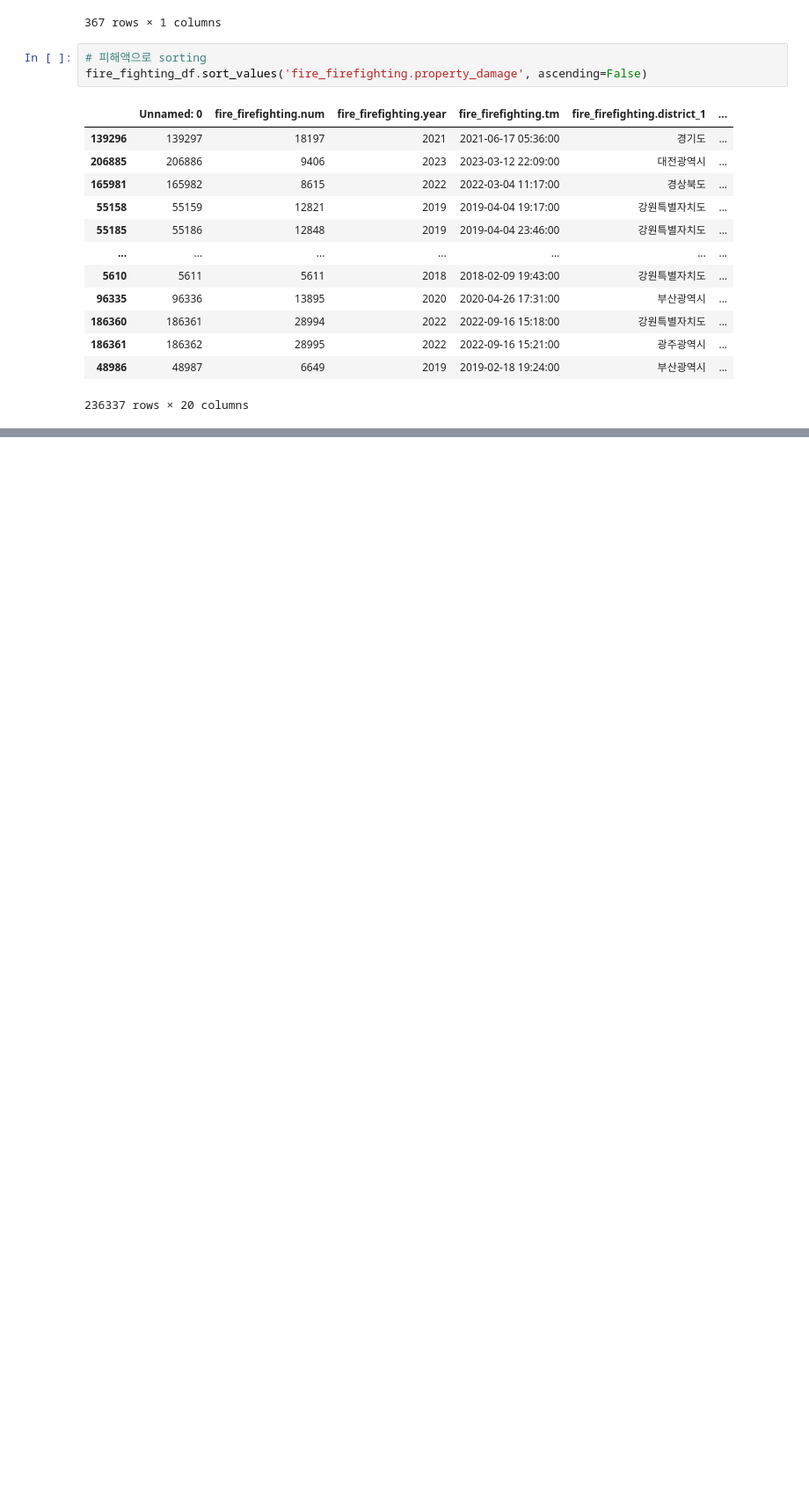
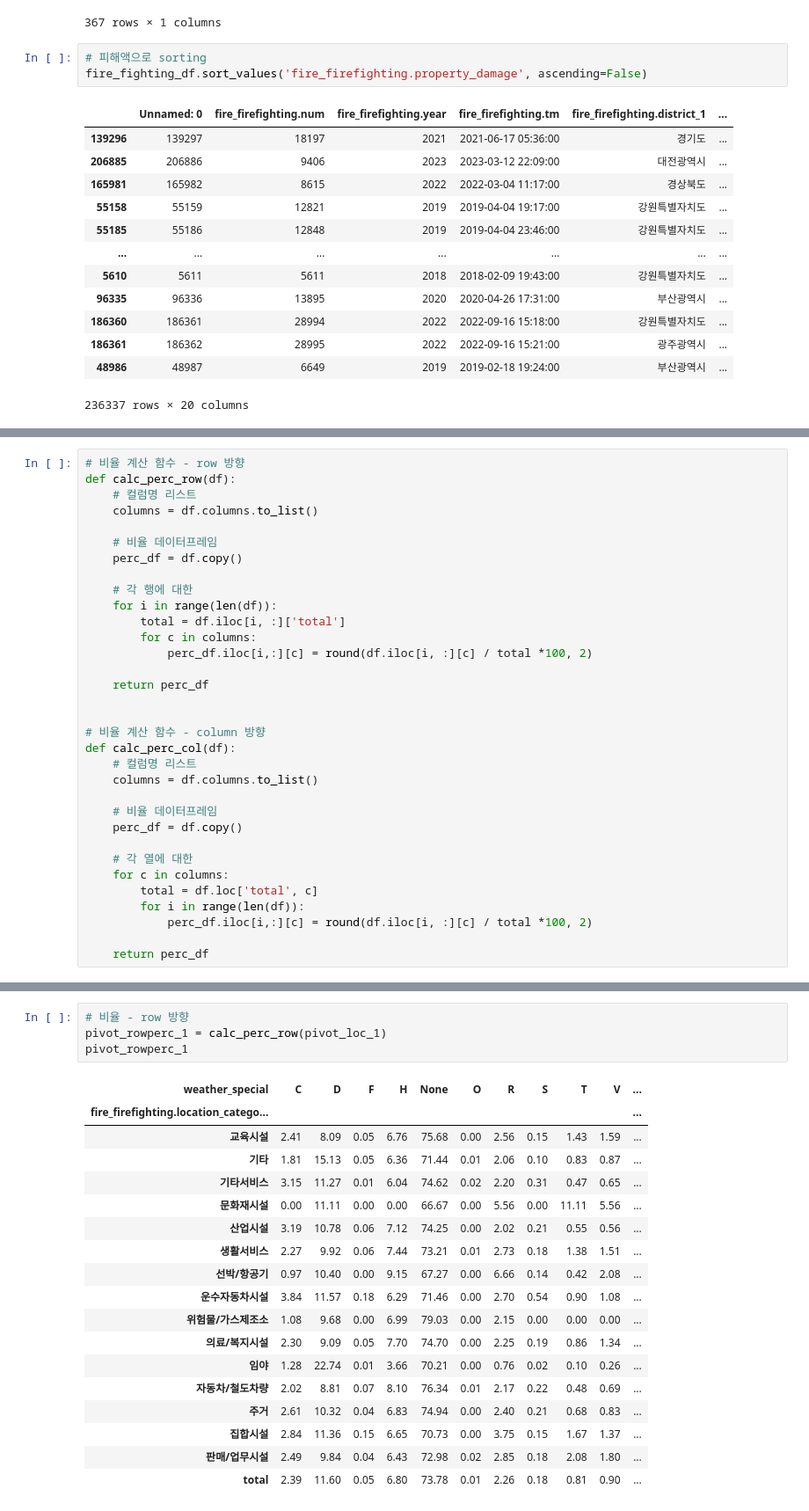
Before and after one commit to jennynoh/weather.go-data-contest, a Jupyter notebook: 상관관계.ipynb, the cells around one changed output, grey strips where cells are left out. Shown at 88% size. Saved outputs shown, nothing was run; the diff lists cells and outputs as text; blank space fills up the shorter version.

```diff
--- a/상관관계.ipynb
+++ b/상관관계.ipynb
@@ -148,0 +550,33 @@ fire_fighting_df.sort_values('fire_firefighting.property_damage', ascending=Fals
+# %%
+# 비율 계산 함수 - row 방향
+def calc_perc_row(df):
+    # 컬럼명 리스트
+    columns = df.columns.to_list()
+
+    # 비율 데이터프레임
+    perc_df = df.copy()
+
+    # 각 행에 대한
+    for i in range(len(df)):
+        total = df.iloc[i, :]['total']
+        for c in columns:
+            perc_df.iloc[i,:][c] = round(df.iloc[i, :][c] / total *100, 2)
+
+    return perc_df
+
+
+# 비율 계산 함수 - column 방향
+def calc_perc_col(df):
+    # 컬럼명 리스트
+    columns = df.columns.to_list()
+
+    # 비율 데이터프레임
+    perc_df = df.copy()
+
+    # 각 열에 대한
+    for c in columns:
+        total = df.loc['total', c]
+        for i in range(len(df)):
+            perc_df.iloc[i,:][c] = round(df.iloc[i, :][c] / total *100, 2)
+
+    return perc_df
@@ -148,0 +585,23 @@ fire_fighting_df.sort_values('fire_firefighting.property_damage', ascending=Fals
+# %%
+# 비율 - row 방향
+pivot_rowperc_1 = calc_perc_row(pivot_loc_1)
+pivot_rowperc_1
+# %% [output]
+| weather_special | C | D | F | H | None | O | R | S | T | V | ... |
+| fire_firefighting.location_catego... |  |  |  |  |  |  |  |  |  |  | ... |
+| 교육시설 | 2.41 | 8.09 | 0.05 | 6.76 | 75.68 | 0.00 | 2.56 | 0.15 | 1.43 | 1.59 | ... |
+| 기타 | 1.81 | 15.13 | 0.05 | 6.36 | 71.44 | 0.01 | 2.06 | 0.10 | 0.83 | 0.87 | ... |
+| 기타서비스 | 3.15 | 11.27 | 0.01 | 6.04 | 74.62 | 0.02 | 2.20 | 0.31 | 0.47 | 0.65 | ... |
+| 문화재시설 | 0.00 | 11.11 | 0.00 | 0.00 | 66.67 | 0.00 | 5.56 | 0.00 | 11.11 | 5.56 | ... |
+| 산업시설 | 3.19 | 10.78 | 0.06 | 7.12 | 74.25 | 0.00 | 2.02 | 0.21 | 0.55 | 0.56 | ... |
+| 생활서비스 | 2.27 | 9.92 | 0.06 | 7.44 | 73.21 | 0.01 | 2.73 | 0.18 | 1.38 | 1.51 | ... |
+| 선박/항공기 | 0.97 | 10.40 | 0.00 | 9.15 | 67.27 | 0.00 | 6.66 | 0.14 | 0.42 | 2.08 | ... |
+| 운수자동차시설 | 3.84 | 11.57 | 0.18 | 6.29 | 71.46 | 0.00 | 2.70 | 0.54 | 0.90 | 1.08 | ... |
+| 위험물/가스제조소 | 1.08 | 9.68 | 0.00 | 6.99 | 79.03 | 0.00 | 2.15 | 0.00 | 0.00 | 0.00 | ... |
+| 의료/복지시설 | 2.30 | 9.09 | 0.05 | 7.70 | 74.70 | 0.00 | 2.25 | 0.19 | 0.86 | 1.34 | ... |
+| 임야 | 1.28 | 22.74 | 0.01 | 3.66 | 70.21 | 0.00 | 0.76 | 0.02 | 0.10 | 0.26 | ... |
+| 자동차/철도차량 | 2.02 | 8.81 | 0.07 | 8.10 | 76.34 | 0.01 | 2.17 | 0.22 | 0.48 | 0.69 | ... |
+| 주거 | 2.61 | 10.32 | 0.04 | 6.83 | 74.94 | 0.00 | 2.40 | 0.21 | 0.68 | 0.83 | ... |
+| 집합시설 | 2.84 | 11.36 | 0.15 | 6.65 | 70.73 | 0.00 | 3.75 | 0.15 | 1.67 | 1.37 | ... |
+| 판매/업무시설 | 2.49 | 9.84 | 0.04 | 6.43 | 72.98 | 0.02 | 2.85 | 0.18 | 2.08 | 1.80 | ... |
+| total | 2.39 | 11.60 | 0.05 | 6.80 | 73.78 | 0.01 | 2.26 | 0.18 | 0.81 | 0.90 | ... |
```
Also changed, not shown: parts of 83 cells of this notebook, 16 other files.
